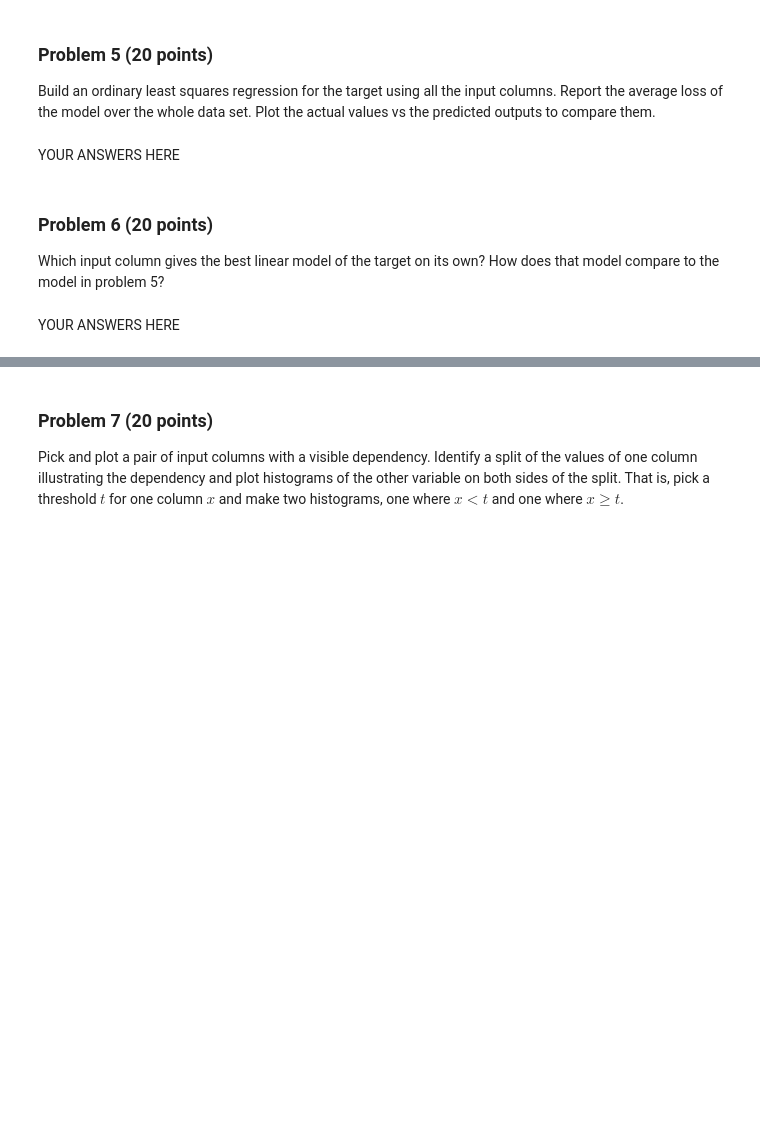
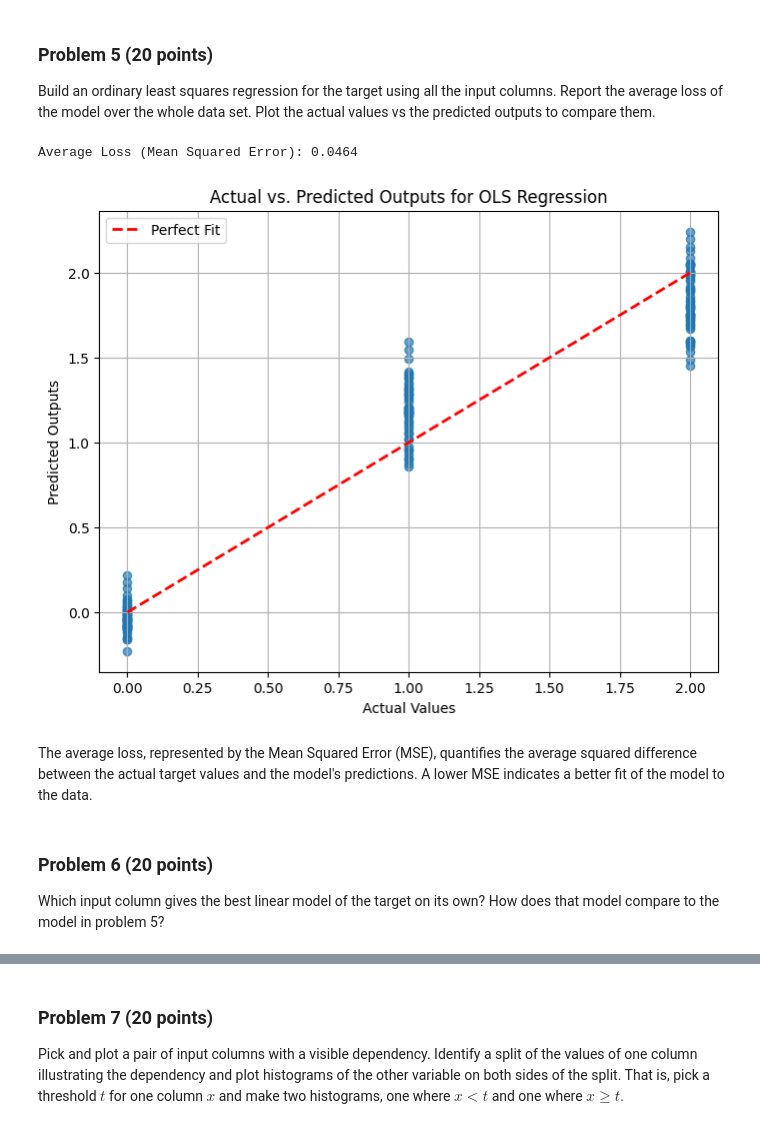
Before and after one commit to stefanie-the-engineer/bu-dx601-final-project-01, a Jupyter notebook: project.ipynb, the cells around one changed output, grey strips where cells are left out. Drawn from its saved outputs; the diff is of its cells as text; code cells hidden in the pictures; blank space fills up the shorter version.

```diff
--- a/project.ipynb
+++ b/project.ipynb
@@ -145,5 +181,41 @@ Plot the actual values vs the predicted outputs to compare them.
-# %% [markdown]
-YOUR ANSWERS HERE
+# %%
+# YOUR CODE HERE
+
+from sklearn.linear_model import LinearRegression
+from sklearn.metrics import mean_squared_error
+
+df = pd.DataFrame(iris)
+
+# Define features (X) and target (y)
+X = df[['sepal-length', 'sepal-width', 'petal-length', 'petal-width']]
+y = df['target']
+
+# 2. Build the OLS Regression Model
+model = LinearRegression()
+model.fit(X, y)
+
+# Make predictions
+y_pred = model.predict(X)
+
+# 3. Report the average loss (Mean Squared Error)
+average_loss = mean_squared_error(y, y_pred)
+print(f"Average Loss (Mean Squared Error): {average_loss:.4f}")
+
+# 4. Plot actual vs. predicted values
+plt.figure(figsize=(8, 6))
+plt.scatter(y, y_pred, alpha=0.7)
+plt.plot([min(y), max(y)], [min(y), max(y)], 'r--', lw=2, label='Perfect Fit') # Add a perfect fit line
+plt.xlabel("Actual Values")
+plt.ylabel("Predicted Outputs")
+plt.title("Actual vs. Predicted Outputs for OLS Regression")
+plt.grid(True)
+plt.legend()
+plt.show()
+# %% [output]
+Average Loss (Mean Squared Error): 0.0464
+[figure, added]
+# %% [markdown]
+The average loss, represented by the Mean Squared Error (MSE), quantifies the average squared difference between the actual target values and the model's predictions. A lower MSE indicates a better fit of the model to the data.
 # %% [markdown]
 ### Problem 6 (20 points)
 
@@ -154,2 +223,0 @@ How does that model compare to the model in problem 5?
-# %% [markdown]
-YOUR ANSWERS HERE
```
Also changed, not shown: parts of 30 cells of this notebook.
